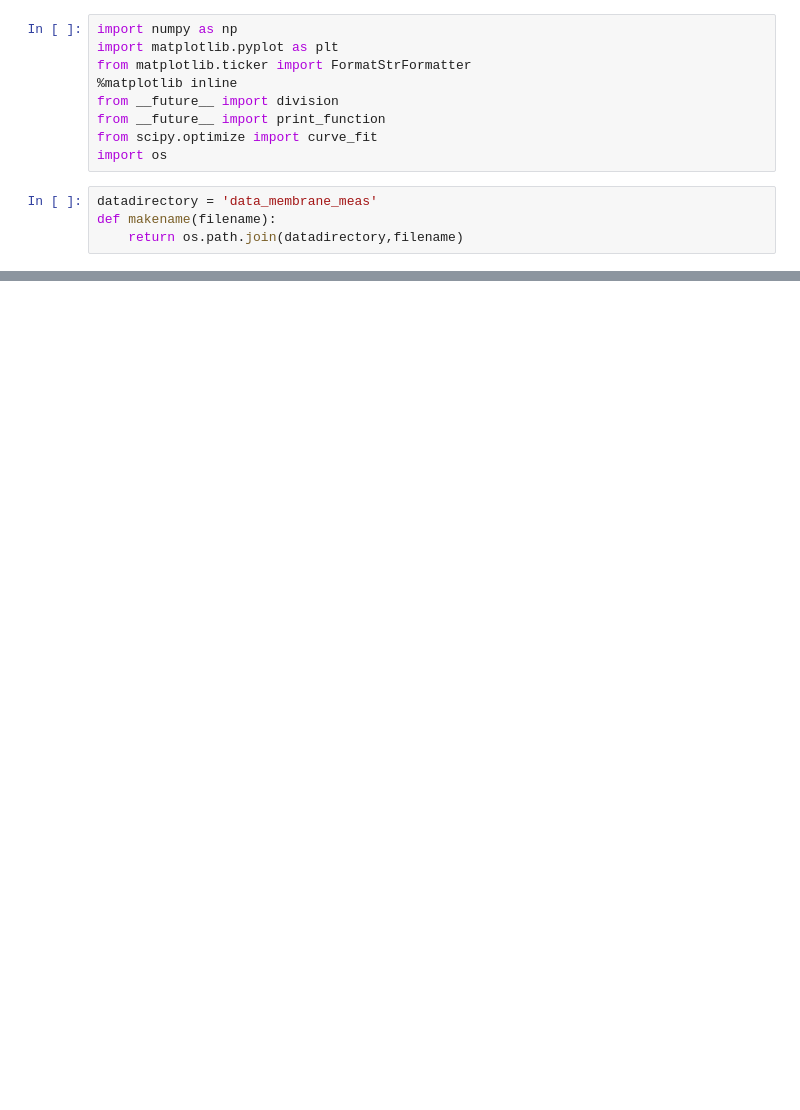
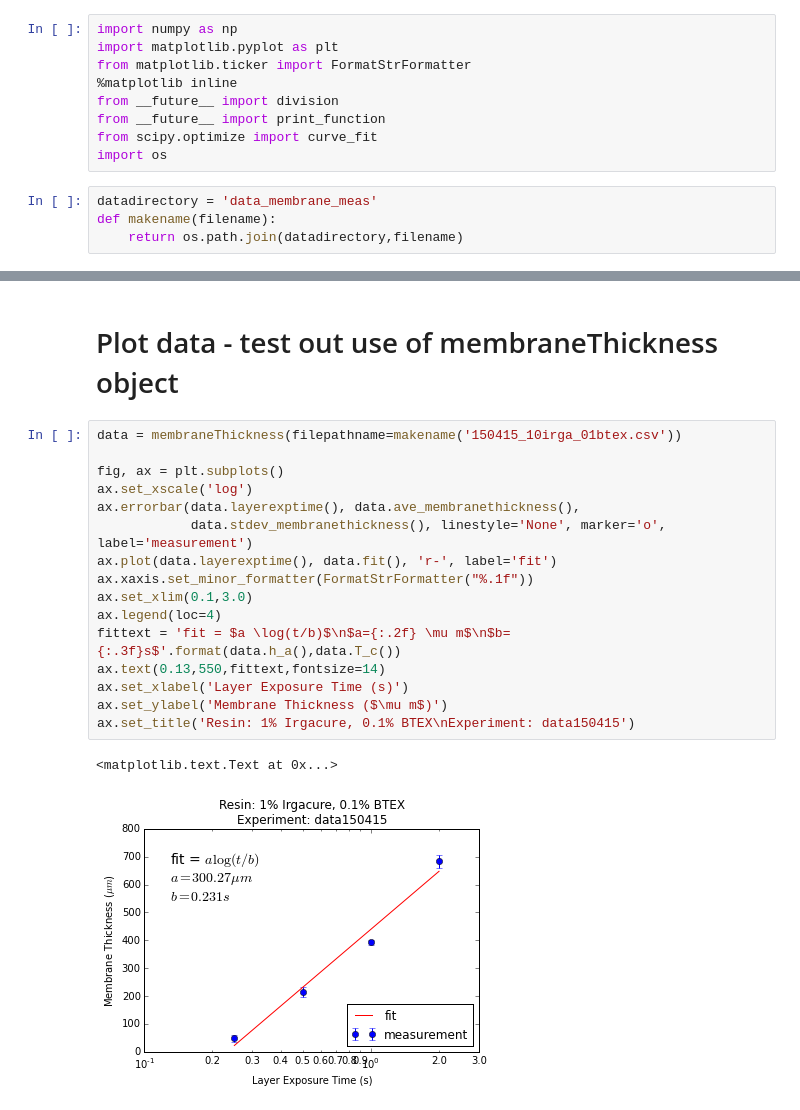
Before and after one commit to eelcodijkstra/teststuff, a Jupyter notebook: abs/150416_package_data_in_class.ipynb, the cells around one changed output, grey strips where cells are left out. Cells and saved outputs as stored; diff of their text form; blank space fills up the shorter version.

Commit message:
start to do plotting with data in objects

```diff
--- a/abs/150416_package_data_in_class.ipynb
+++ b/abs/150416_package_data_in_class.ipynb
@@ -69,0 +165,21 @@ print(a.fitparams)
+# %% [markdown]
+# Plot data - test out use of membraneThickness object
+# %%
+data = membraneThickness(filepathname=makename('150415_10irga_01btex.csv'))
+
+fig, ax = plt.subplots()
+ax.set_xscale('log')
+ax.errorbar(data.layerexptime(), data.ave_membranethickness(),
+            data.stdev_membranethickness(), linestyle='None', marker='o', label='measurement')
+ax.plot(data.layerexptime(), data.fit(), 'r-', label='fit')
+ax.xaxis.set_minor_formatter(FormatStrFormatter("%.1f"))
+ax.set_xlim(0.1,3.0)
+ax.legend(loc=4)
+fittext = 'fit = $a \log(t/b)$\n$a={:.2f} \mu m$\n$b={:.3f}s$'.format(data.h_a(),data.T_c())
+ax.text(0.13,550,fittext,fontsize=14)
+ax.set_xlabel('Layer Exposure Time (s)')
+ax.set_ylabel('Membrane Thickness ($\mu m$)')
+ax.set_title('Resin: 1% Irgacure, 0.1% BTEX\nExperiment: data150415')
+# %% [output]
+<matplotlib.text.Text at 0x...>
+[figure, added]
```
Also changed, not shown: parts of 10 cells of this notebook.
